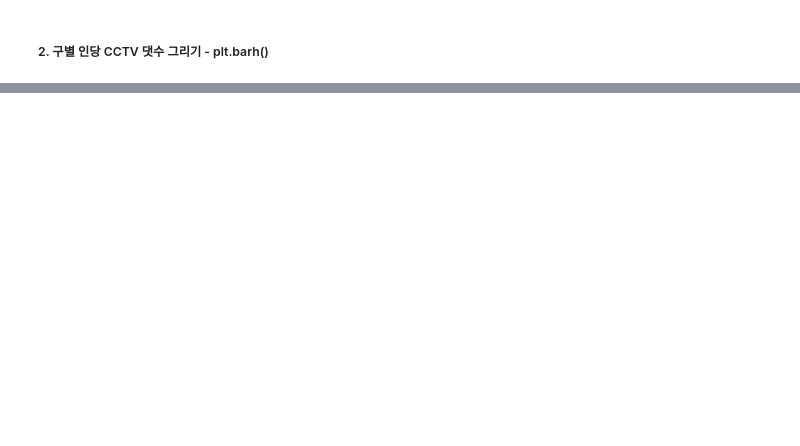
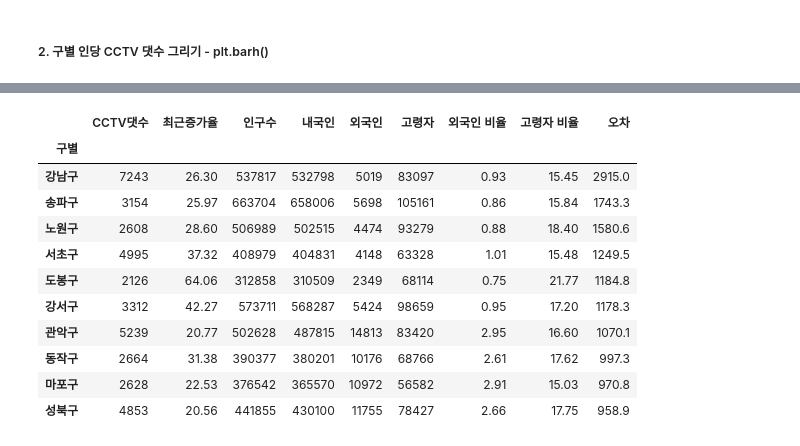
Before and after one commit to jayhuni/DataAnalysis-2023.09, a Jupyter notebook: 03.시각화/08.서울시CCTV시각화.ipynb, the cells around one changed output, grey strips where cells are left out. Cells and saved outputs as stored; diff of their text form; code cells hidden in the pictures; blank space fills up the shorter version.

```diff
--- a/03.시각화/08.서울시CCTV시각화.ipynb
+++ b/03.시각화/08.서울시CCTV시각화.ipynb
@@ -54,0 +82,3 @@ plt.title('구별 인당 CCTV 댓수');
+# %%
+fp1 = np.polyfit(df['인구수'], df['CCTV댓수'], 1)
+fp1                # [기울기, 절편]
@@ -54,0 +130,17 @@ plt.title('구별 인당 CCTV 댓수');
+# %%
+# 정렬된 데이터에서 Top 10만 골라내기
+df_sort = df.sort_values(by='오차', ascending=False).head(10)
+df_sort
+# %% [output]
+|  | CCTV댓수 | 최근증가율 | 인구수 | 내국인 | 외국인 | 고령자 | 외국인 비율 | 고령자 비율 | 오차 |
+| 구별 |  |  |  |  |  |  |  |  |  |
+| 강남구 | 7243 | 26.30 | 537817 | 532798 | 5019 | 83097 | 0.93 | 15.45 | 2915.0 |
+| 송파구 | 3154 | 25.97 | 663704 | 658006 | 5698 | 105161 | 0.86 | 15.84 | 1743.3 |
+| 노원구 | 2608 | 28.60 | 506989 | 502515 | 4474 | 93279 | 0.88 | 18.40 | 1580.6 |
+| 서초구 | 4995 | 37.32 | 408979 | 404831 | 4148 | 63328 | 1.01 | 15.48 | 1249.5 |
+| 도봉구 | 2126 | 64.06 | 312858 | 310509 | 2349 | 68114 | 0.75 | 21.77 | 1184.8 |
+| 강서구 | 3312 | 42.27 | 573711 | 568287 | 5424 | 98659 | 0.95 | 17.20 | 1178.3 |
+| 관악구 | 5239 | 20.77 | 502628 | 487815 | 14813 | 83420 | 2.95 | 16.60 | 1070.1 |
+| 동작구 | 2664 | 31.38 | 390377 | 380201 | 10176 | 68766 | 2.61 | 17.62 | 997.3 |
+| 마포구 | 2628 | 22.53 | 376542 | 365570 | 10972 | 56582 | 2.91 | 15.03 | 970.8 |
+| 성북구 | 4853 | 20.56 | 441855 | 430100 | 11755 | 78427 | 2.66 | 17.75 | 958.9 |
```
Also changed, not shown: parts of 22 cells of this notebook.
